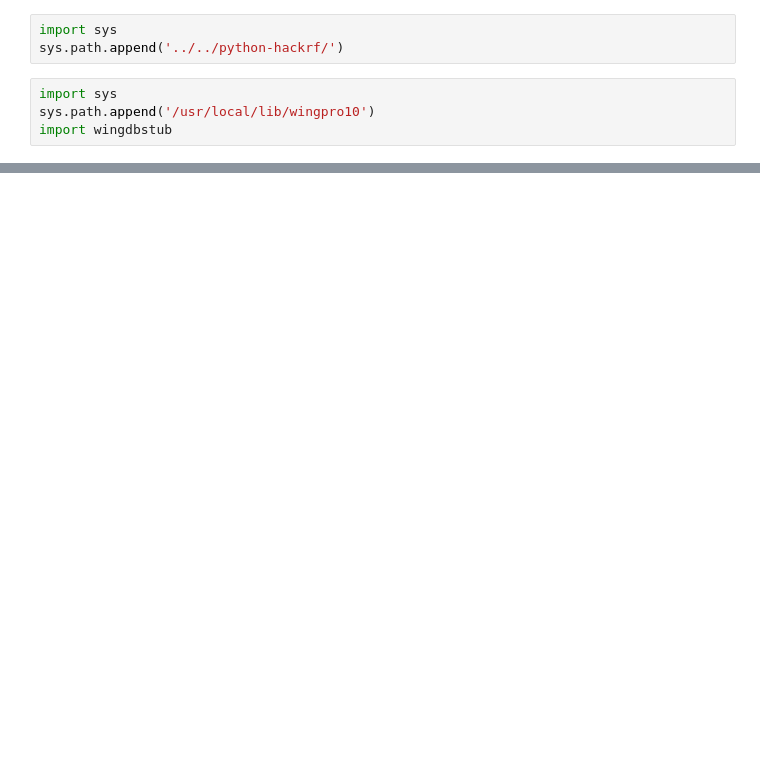
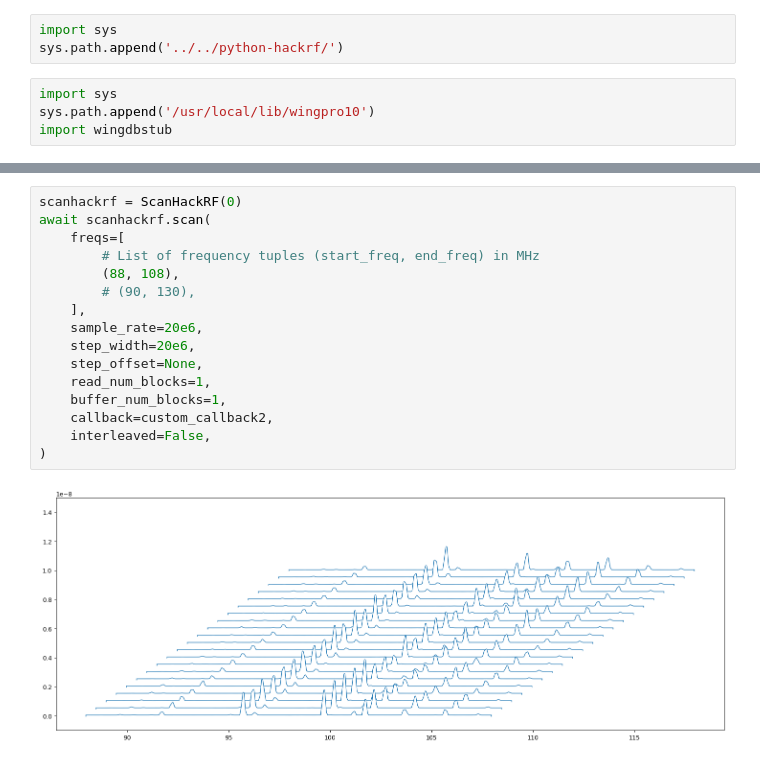
Before and after one commit to dunderlab/python-hackrf, a Jupyter notebook: notebooks/acquisition.ipynb, the cells around one changed output, grey strips where cells are left out. Drawn from its saved outputs; the diff is of its cells as text; blank space fills up the shorter version.

```diff
--- a/notebooks/acquisition.ipynb
+++ b/notebooks/acquisition.ipynb
@@ -121,0 +94,18 @@ iq_data
+# %%
+scanhackrf = ScanHackRF(0)
+await scanhackrf.scan(
+    freqs=[
+        # List of frequency tuples (start_freq, end_freq) in MHz
+        (88, 108),
+        # (90, 130),
+    ],
+    sample_rate=20e6,
+    step_width=20e6,
+    step_offset=None,
+    read_num_blocks=1,
+    buffer_num_blocks=1,
+    callback=custom_callback2,
+    interleaved=False,
+)
+# %% [output]
+[figure, added]
```
Also changed, not shown: parts of 13 cells of this notebook, 24 other files.
